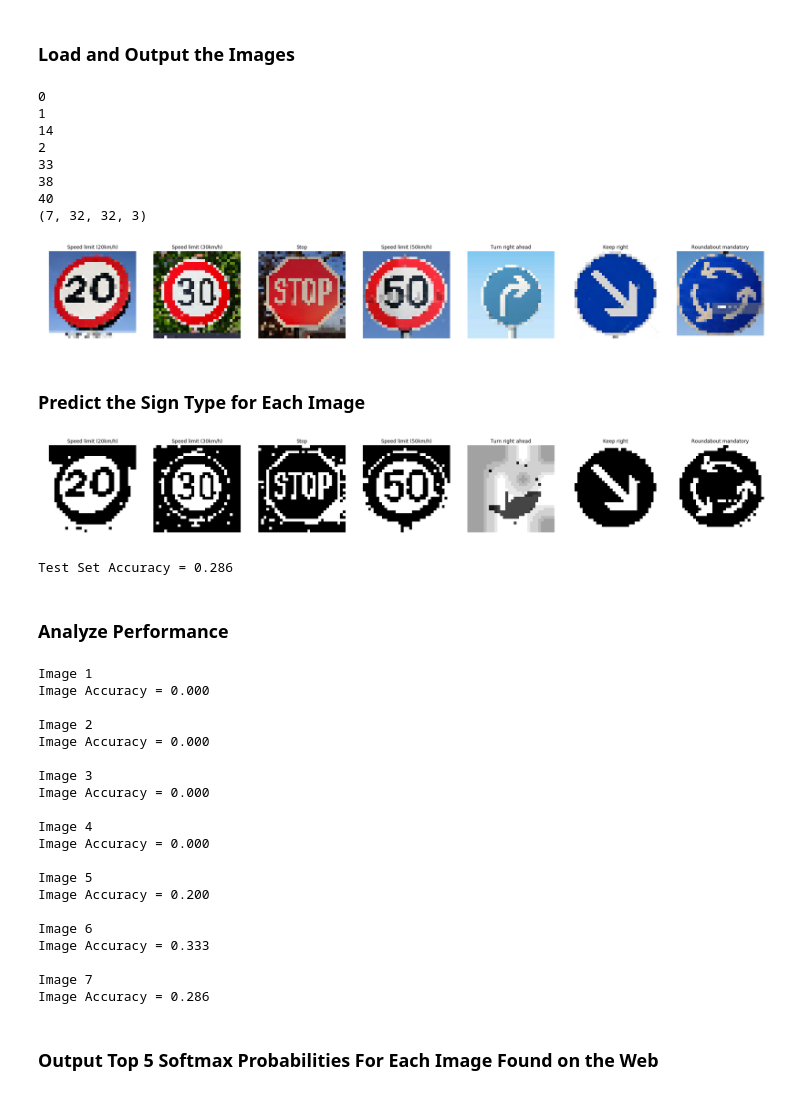
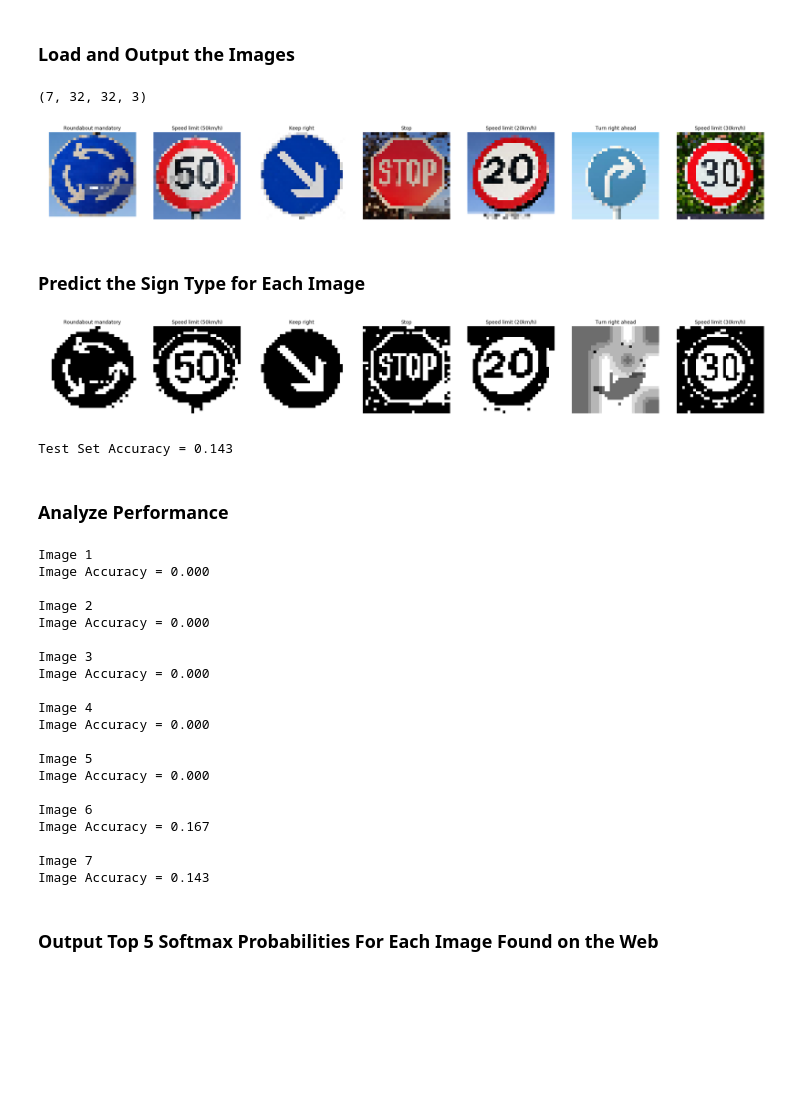
Before and after one commit to nxydes/P2-TrafficSignClassifier, a Jupyter notebook: Traffic_Sign_Classifier.ipynb, the cells around one changed output. Saved outputs shown, nothing was run; the diff lists cells and outputs as text; code cells hidden in the pictures; blank space fills up the shorter version.

```diff
--- a/Traffic_Sign_Classifier.ipynb
+++ b/Traffic_Sign_Classifier.ipynb
@@ -278,16 +274,0 @@ print_rand_images(X_train, y_train)
-# %%
-#### NOT NECESSARY REMOVE BEFORE SUBMISSION #######
-#Visualize the preprocessed data
-figure, axes = plt.subplots(5,9, figsize = (image_shape[0],image_shape[1]))
-axes = axes.ravel()
-
-
-for i in range(43):
-    ind = find_image(y_train, i)
-    image = X_train[ind]
-
-    image = image.squeeze()
-
-    axes[i].axis('off')
-    axes[i].imshow(image, cmap="gray")
-    axes[i].set_title(name_image_type(str(y_train[ind])))
@@ -484,44 +463,42 @@ import glob
 import skimage
 from skimage import io
 from skimage import transform
 
 my_images = np.zeros((7,32,32,3))
 my_labels = []
 i=0
 plt.figure(figsize=(32,32))
 for image in glob.glob('./sorted_new_images/*.png'):
+    #print(image)
     intermediate = image.split("/")
-    inter2 = intermediate[1].split("\\")
-    inter3 = inter2[1].split(".")
+    #print(intermediate)
+    inter2 = intermediate[2].split("\\")
+    #print(inter2)
+    #print(inter2[0])
+    inter3 = inter2[0].split(".")
+    #print(inter3)
     label = inter3[0]
-    print(label)
+    #print(label)
     img = io.imread(image)
     img = transform.resize(img,(32,32), order=3, mode='wrap')
     #img = cv2.imread(image)
     #img = cv2.resize(img, (32,32), interpolation = cv2.INTER_AREA)
     #print(img.shape)
     plt.subplot(1,7,i+1)
     plt.imshow(img)
     plt.axis('off')
     plt.title(name_image_type(label))
     my_labels.append(label)
    # my_images = np.append(my_images, img)
     my_images[i] = img
 
     i+=1
 
 
 print(my_images.shape)
 # %% [output]
-0
-1
-14
-2
-33
-38
-40
 (7, 32, 32, 3)
-[figure, old version]
+[figure, new version]
 # %% [markdown]
 ### Predict the Sign Type for Each Image
 # %%
@@ -565,7 +542,7 @@ for i in range(7):
     axes[i].imshow(image, cmap="gray")
     axes[i].set_title(name_image_type(my_labels[i]))
 # %% [output]
-[figure, old version]
+[figure, new version]
 # %%
 with tf.Session() as sess:
     sess.run(tf.global_variables_initializer())
@@ -576,7 +553,7 @@ with tf.Session() as sess:
     my_accuracy = evaluate(my_output, my_labels)
     print("Test Set Accuracy = {:.3f}".format(my_accuracy))
 # %% [output]
-Test Set Accuracy = 0.286
+Test Set Accuracy = 0.143
 # %% [markdown]
 ### Analyze Performance
 # %%
@@ -611,13 +588,13 @@ Image 4
 Image Accuracy = 0.000
 
 Image 5
-Image Accuracy = 0.200
+Image Accuracy = 0.000
 
 Image 6
-Image Accuracy = 0.333
+Image Accuracy = 0.167
 
 Image 7
-Image Accuracy = 0.286
+Image Accuracy = 0.143
 # %% [markdown]
 ### Output Top 5 Softmax Probabilities For Each Image Found on the Web
 # %% [markdown]
```
Also changed, not shown: parts of 6 cells of this notebook, 3 other files.
